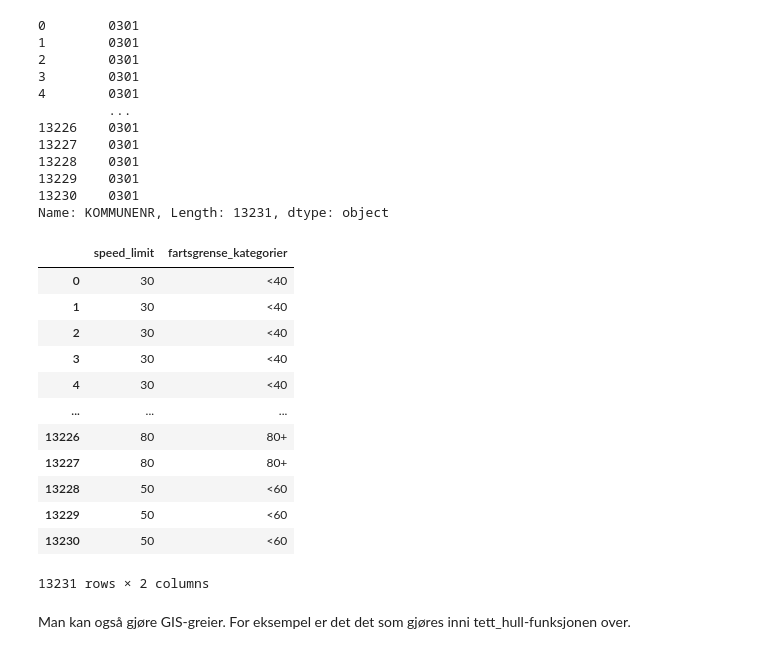
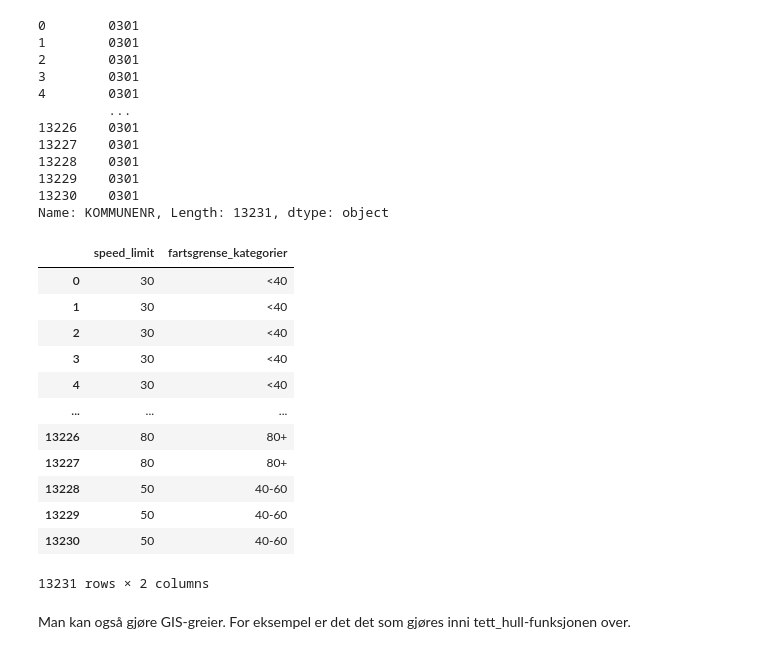
Before and after one commit to statisticsnorway/intro_til_geopandas, a Jupyter notebook: 3_geopandas_for_GIS_folk.ipynb, the cells around one changed output. Cells and saved outputs as stored; diff of their text form; code cells hidden in the pictures.

```diff
--- a/3_geopandas_for_GIS_folk.ipynb
+++ b/3_geopandas_for_GIS_folk.ipynb
@@ -1527,10 +1552,9 @@ Name: KOMMUNENR_int, Length: 13231, dtype: int64
 # %% [markdown]
 pandas map godtar også funksjoner:
 # %%
-# funksjon som sørger for riktig format på kommunenumrene
-kommnr_funksjon = lambda x: str(int(x)).zfill(4)
+riktig_kommnr_funksjon = lambda x: str(int(x)).zfill(4)
 
-veger["KOMMUNENR"] = veger["KOMMUNENR_int"].map(kommnr_funksjon)
+veger["KOMMUNENR"] = veger["KOMMUNENR_int"].map(riktig_kommnr_funksjon)
 veger["KOMMUNENR"]
 # %% [output]
 0        0301
@@ -1548,28 +1572,28 @@ Name: KOMMUNENR, Length: 13231, dtype: object
 # %%
 def fartsfunksjon(verdi):
     if verdi<40:
         return "<40"
-    if verdi<60:
-        return "<60"
+    if verdi<=60:
+        return "40-60"
     if verdi<80:
-        return "<80"
+        return "70-80"
     return "80+"
 
 veger["fartsgrense_kategorier"] = veger["speed_limit"].map(fartsfunksjon)
 veger[["speed_limit", "fartsgrense_kategorier"]]
 # %% [output]
 |  | speed_limit | fartsgrense_kategorier |
 | 0 | 30 | <40 |
 | 1 | 30 | <40 |
 | 2 | 30 | <40 |
 | 3 | 30 | <40 |
 | 4 | 30 | <40 |
 | ... | ... | ... |
 | 13226 | 80 | 80+ |
 | 13227 | 80 | 80+ |
-| 13228 | 50 | <60 |
-| 13229 | 50 | <60 |
-| 13230 | 50 | <60 |
+| 13228 | 50 | 40-60 |
+| 13229 | 50 | 40-60 |
+| 13230 | 50 | 40-60 |
 13231 rows × 2 columns
 # %% [markdown]
 Man kan også gjøre GIS-greier. For eksempel er det det som gjøres inni tett_hull-funksjonen over.
```
Also changed, not shown: parts of 50 cells of this notebook.
